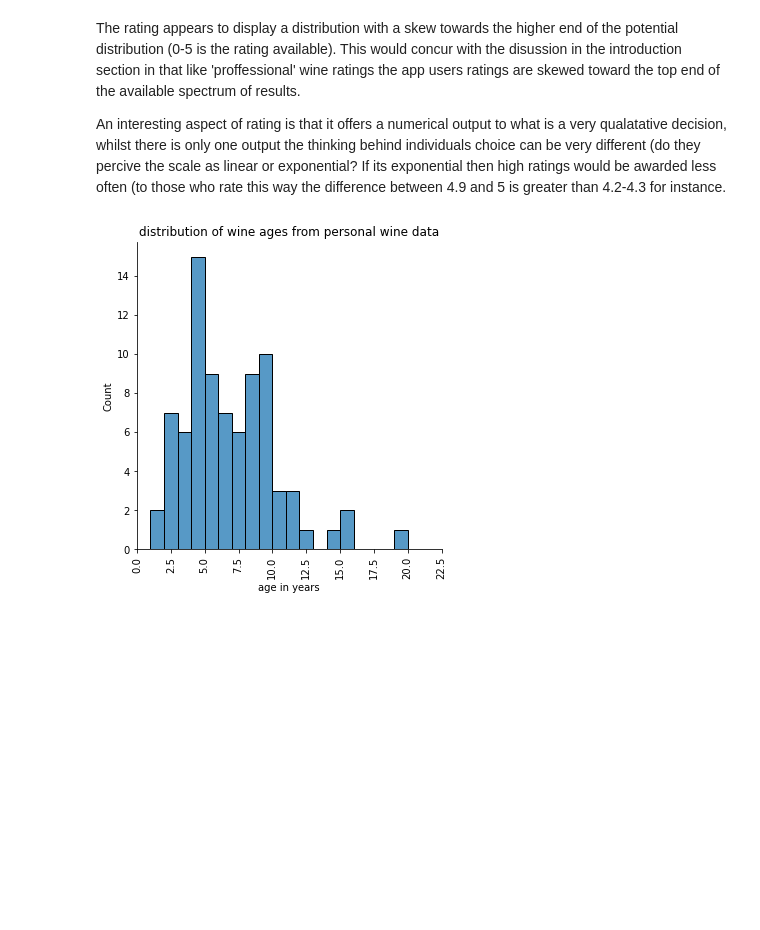
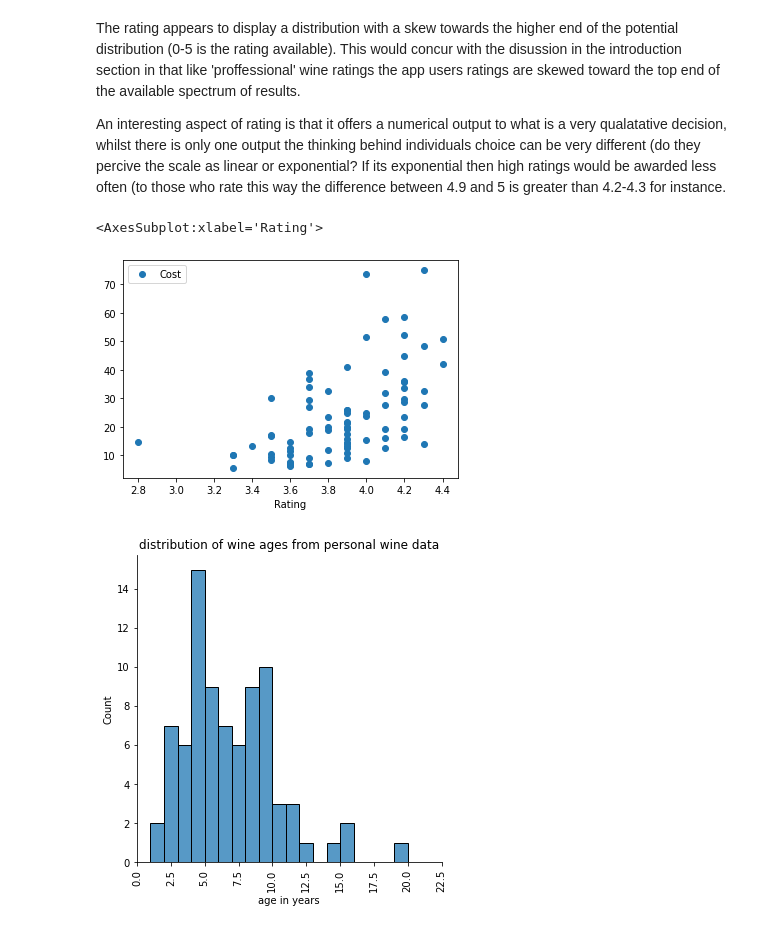
Before and after one commit to Jonathangmit/Wine-dataset, a Jupyter notebook: NumPy data set project.ipynb, the cells around one changed output. Saved outputs shown, nothing was run; the diff lists cells and outputs as text; code cells hidden in the pictures; blank space fills up the shorter version.

```diff
--- a/NumPy data set project.ipynb
+++ b/NumPy data set project.ipynb
@@ -222,6 +222,6 @@ The wines selected from the population were entered into notepad and converted t
 # %%
 import pandas as pd
 col = ['Cost', 'Rating' , 'Age' , 'Country', 'Colour']
-wr =pd.read_csv("wine_ratings.csv",names=col)
-print (wr)
+df = pd.read_csv("wine_ratings.csv",names=col)
+df.style
 # %% [output]
@@ -258,6 +261,12 @@ plt.show()
 The rating appears to display a  distribution with a skew towards the higher end of the potential distribution (0-5 is the rating available). This would concur with the disussion in the introduction section in that like 'proffessional' wine ratings the app users ratings are skewed toward the top end of the available spectrum of results.
 
 An interesting aspect of rating is that it offers a numerical output to what is a very qualatative decision, whilst there is only one output the thinking behind individuals choice can be very different (do they percive the scale as linear or exponential? If its exponential then high ratings would be awarded less often (to those who rate this way the difference between 4.9 and 5 is greater than 4.2-4.3 for instance.
+# %%
+import numpy as np
+wr.plot(x="Rating",y="Cost", style= 'o')
+# %% [output]
+<AxesSubplot:xlabel='Rating'>
+[figure, added]
 # %%
 chart = sns.displot(wr,x="Age",binwidth =1)
 plt.title("distribution of wine ages from personal wine data")
```
Also changed, not shown: parts of 5 cells of this notebook.
